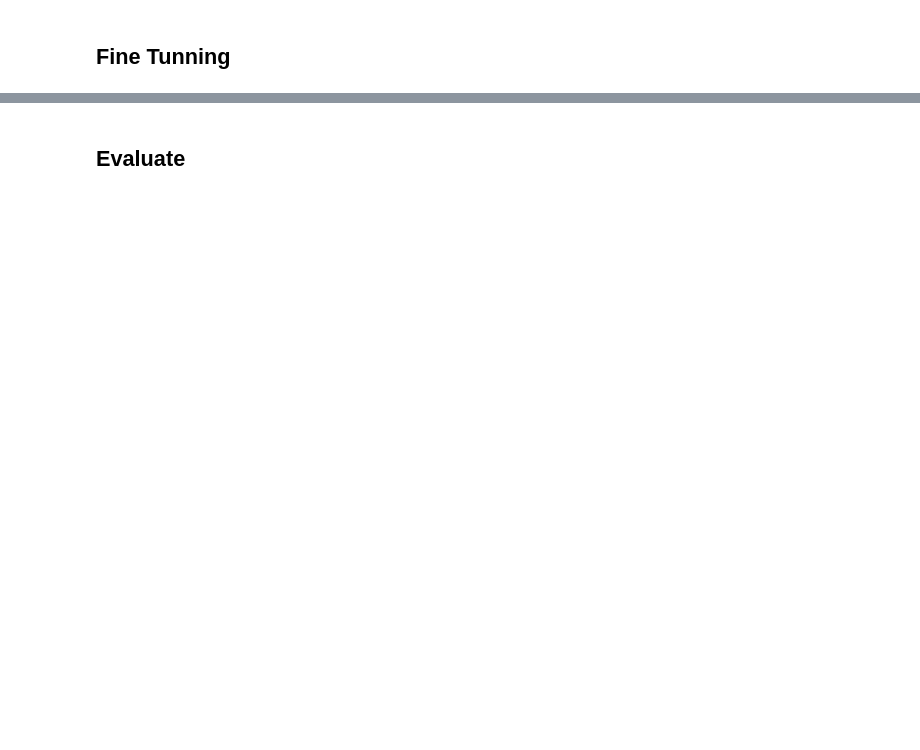
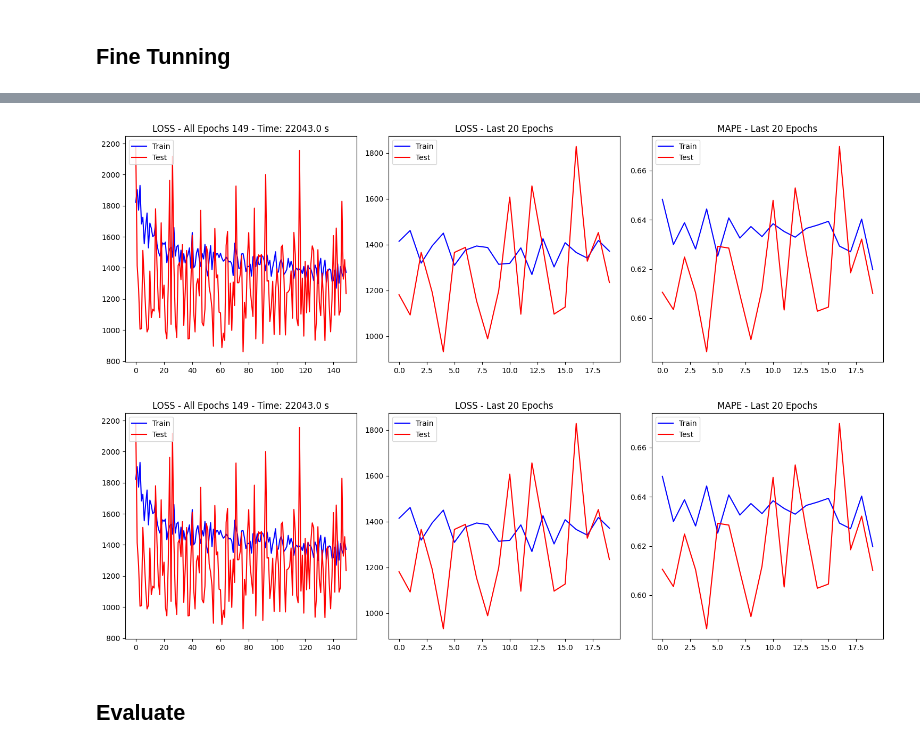
Before and after one commit to petroniocandido/st_nca, a Jupyter notebook: finetunning.ipynb, the cells around one changed output, grey strips where cells are left out. Saved outputs shown, nothing was run; the diff lists cells and outputs as text; code cells hidden in the pictures; blank space fills up the shorter version.

```diff
--- a/finetunning.ipynb
+++ b/finetunning.ipynb
@@ -154,3 +79,14 @@ finetune_loop(DEVICE, finetune_ds, gca,
+# %%
+finetune_ds = FineTunningDataset(pems, increment_type='minutes', increment=5,
+                                 steps_ahead=12, step=250)
+finetune_loop(DEVICE, finetune_ds, gca,
+              iterations = 12, increment_type='minutes', increment=5,
+              #iterations = 1, increment_type='hours', increment=1,
+              epochs = 150, batch = 1, lr = 0.00001,
+              checkpoint_file =  MODELS_PATH + 'gca3x16x1024_h1_smape25.pt')
+# %% [output]
+[figure, added]
+[figure, added]
 # %% [markdown]
 ## Evaluate
 # %%
```
Also changed, not shown: parts of 9 cells of this notebook, 43 other files.
